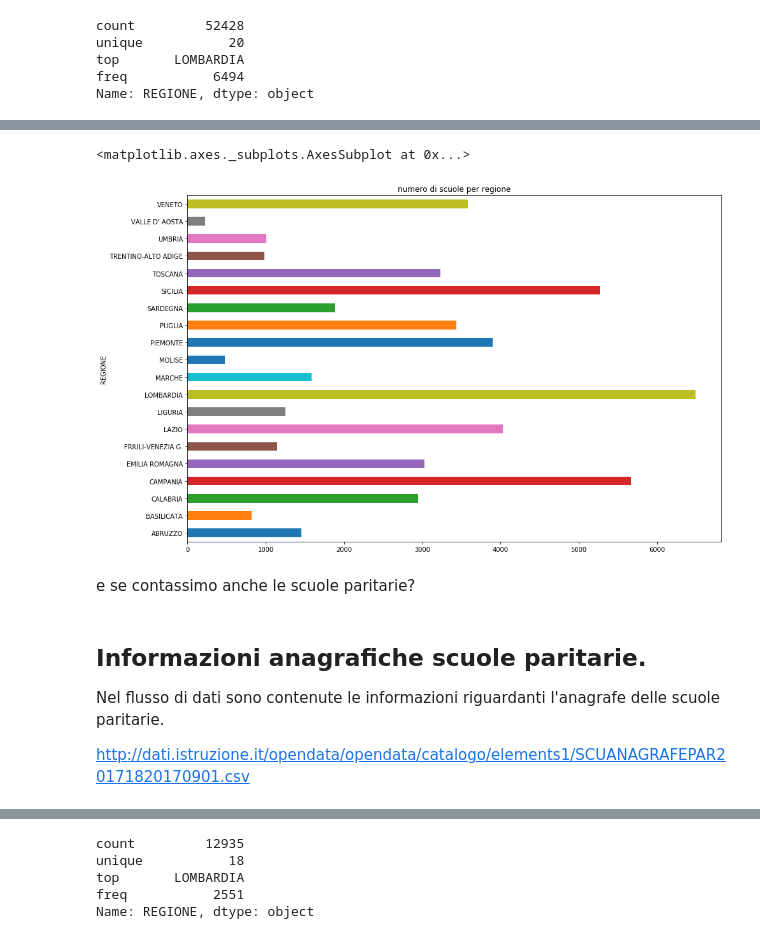
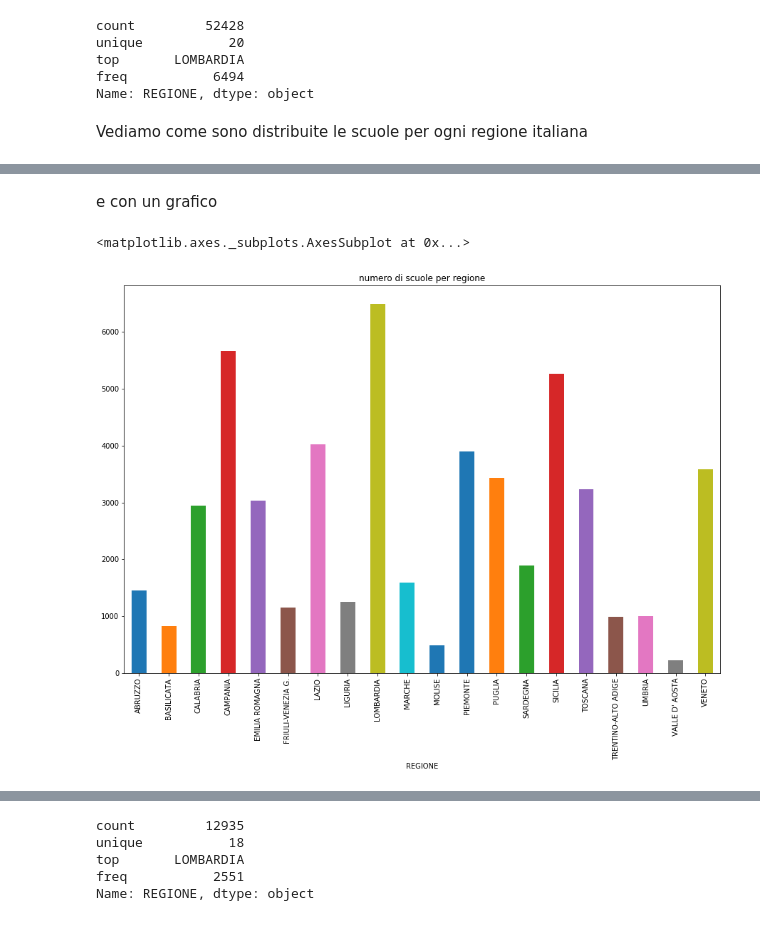
Before and after one commit to napo/opendatamiur, a Jupyter notebook: MIUR_OpenData.ipynb, the cells around one changed output, grey strips where cells are left out. Saved outputs shown, nothing was run; the diff lists cells and outputs as text; code cells hidden in the pictures.

```diff
--- a/MIUR_OpenData.ipynb
+++ b/MIUR_OpenData.ipynb
@@ -144,6 +178,6 @@ datiremoti=requests.get(url).content
 ![Kung fu panda](https://i2.wp.com/de.straba.us/wp-content/uploads/2018/03/1gKYCyrcudAeE5e5KAbRhBQ-620x180-1.jpeg)
 # %%
-import pandas as pd
+import pandas as panda
 import io #... e quelli per leggere il file .csv :)
-scuole=pd.read_csv(io.StringIO(datiremoti.decode('utf-8')))
+scuole=panda.read_csv(io.StringIO(datiremoti.decode('utf-8')))
 # %% [markdown]
@@ -202,4 +254,4 @@ http://dati.istruzione.it/opendata/opendata/catalogo/elements1/SCUANAAUTSTAT2017
 # %%
 url='http://dati.istruzione.it/opendata/opendata/catalogo/elements1/SCUANAAUTSTAT20171820170901.csv'
 datiremoti=requests.get(url).content
-scuole_province_autonome=pd.read_csv(io.StringIO(datiremoti.decode('utf-8')))
+scuole_province_autonome=panda.read_csv(io.StringIO(datiremoti.decode('utf-8')))
@@ -250,2 +339,3 @@ array(['SI', 'NO'], dtype=object)
 # %%
-scuole = pd.concat([scuole,scuole_province_autonome])
+scuole_italiane = panda.concat([scuole,scuole_province_autonome])
+scuole_italiane.head(3)
@@ -268,8 +356,10 @@ unique           20
 top       LOMBARDIA
 freq           6494
 Name: REGIONE, dtype: object
+# %% [markdown]
+Vediamo come sono distribuite le scuole per ogni regione italiana
 # %%
-scuolexregione = scuole.groupby(scuole.REGIONE).size()
+scuolexregione = scuole_italiane.groupby(scuole_italiane.REGIONE).size()
 # %%
 scuolexregione
 # %% [output]
@@ -290,15 +380,10 @@ UMBRIA                 1005
 VALLE D' AOSTA          225
 VENETO                 3581
 dtype: int64
+# %% [markdown]
+e con un grafico
 # %%
-scuolexregione.plot(kind="barh",title="numero di scuole per regione",figsize=(15,10))
+scuolexregione.plot(kind="bar",title="numero di scuole per regione",figsize=(15,10))
 # %% [output]
 <matplotlib.axes._subplots.AxesSubplot at 0x...>
-[figure, old version]
+[figure, new version]
-# %% [markdown]
-e se contassimo anche le scuole paritarie?
-# %% [markdown]
-## Informazioni anagrafiche scuole paritarie.
-Nel flusso di dati sono contenute le informazioni riguardanti l'anagrafe delle scuole paritarie.
-
-http://dati.istruzione.it/opendata/opendata/catalogo/elements1/SCUANAGRAFEPAR20171820170901.csv
```
Also changed, not shown: parts of 69 cells of this notebook.
